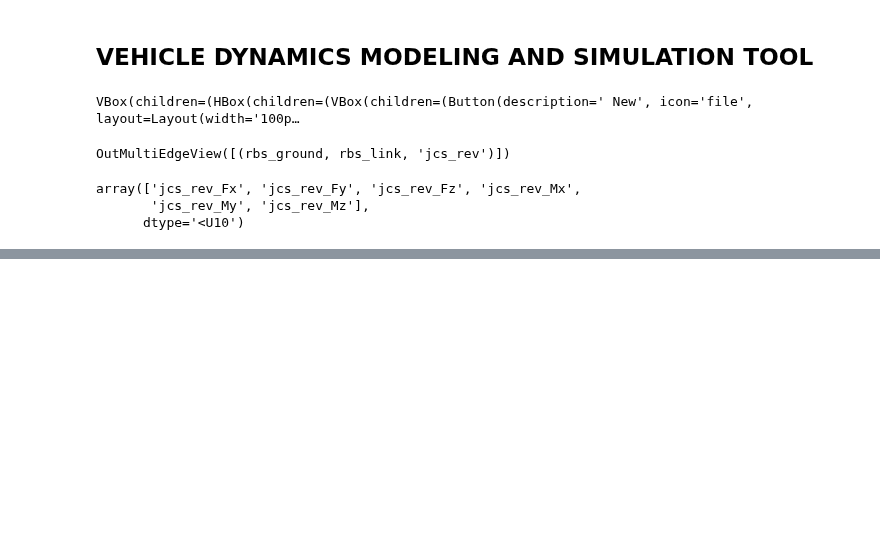
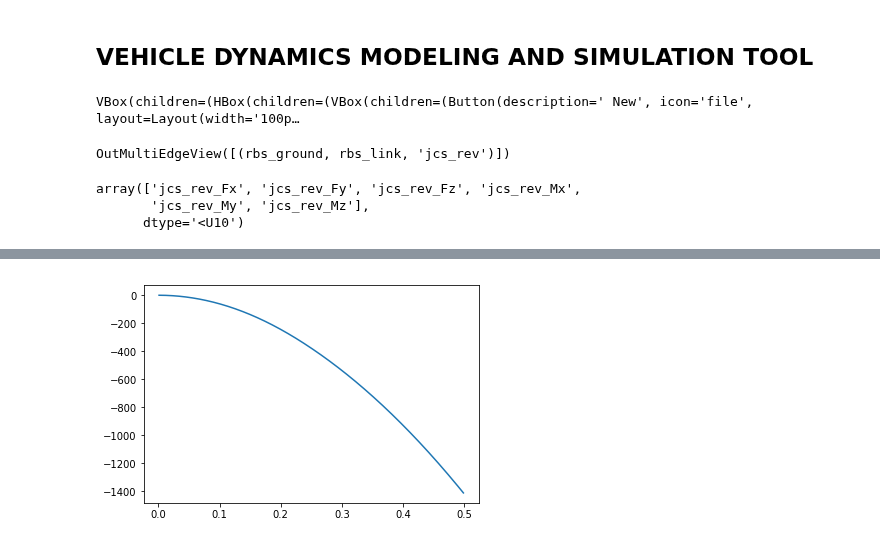
Before and after one commit to khaledghobashy/asurt_cdt, a Jupyter notebook: models/fourbar/fourbar.ipynb, the cells around one changed output, grey strips where cells are left out. Saved outputs shown, nothing was run; the diff lists cells and outputs as text; code cells hidden in the pictures; blank space fills up the shorter version.

```diff
--- a/models/fourbar/fourbar.ipynb
+++ b/models/fourbar/fourbar.ipynb
@@ -188,7 +188,12 @@ def equations_assembler(topology):
 
     return system
 # %%
-def jacobian_evaluator(jac_blocks,nzi,mapper,q):
+def jacobian_evaluator(jac_blocks,nzi,mapper,q,Id=None):
     A = jac_blocks.copy()
     A[nzi]=mapper(A[nzi],q=q)
-    return sc.sparse.bmat(A,format='csc')
+
+    if Id is None:
+        return sc.sparse.bmat(A,format='csc')
+    else:
+        J = sc.sparse.bmat(A,format='csc')
+        return sc.sparse.bmat([[J],[Id]])
@@ -383,5 +449,0 @@ Independent Coordinates are: ['rbs_link.z', 'rbs_link.e0', 'rbs_link.y'] with in
-# %%
-import scipy as sc
-q0=pd.concat([i.q0 for i in m.topology.nodes])
-assembled = equations_assembler(m.topology)
-assembled.Jacobian
@@ -395,4 +449,0 @@ array([[ (<bound method spherical.jacobian_i of <constraints.spherical object at
-# %%
-q0=pd.concat([i.q0 for i in m.topology.nodes])
-jn = jacobian_evaluator(assembled.Jacobian,assembled.Jnzi,assembled.Jf,q0.values)
-jn
@@ -475,0 +450,2 @@ extract_ind(jn,q0)
+# %%
+d= dds(q0,0*q0,assembled,np.arange(0.001,0.5,0.001))
@@ -475,0 +495,5 @@ extract_ind(jn,q0)
+# %%
+plt.plot(np.arange(0.001,0.5,0.001)[:],d[0]['rbs_link.z'][1:])
+plt.show()
+# %% [output]
+[figure, added]
```
Also changed, not shown: parts of 16 cells of this notebook, 2 other files.
